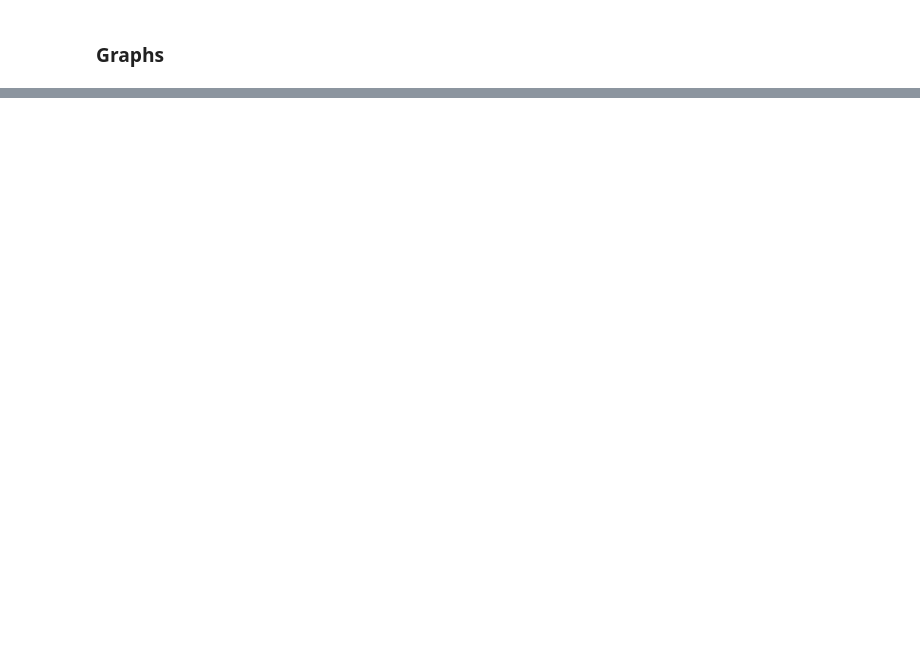
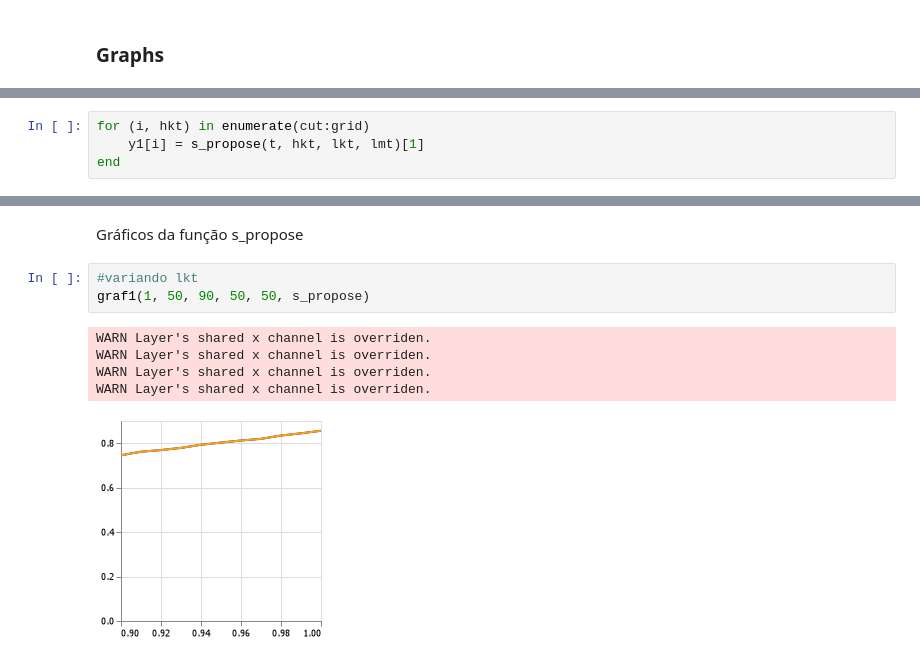
Before and after one commit to jmatheusgpa/BargainingJulia, a Jupyter notebook: BargainingJulia.ipynb, the cells around one changed output, grey strips where cells are left out. Saved outputs shown, nothing was run; the diff lists cells and outputs as text; blank space fills up the shorter version.

Commit message:
Update BargainingJulia.ipynb
primeiras versões dos gráficos de valor de continuação

```diff
--- a/BargainingJulia.ipynb
+++ b/BargainingJulia.ipynb
@@ -1113,0 +1180,4 @@ s_W[1, 100,99,1]
+# %%
+for (i, hkt) in enumerate(cut:grid)
+    y1[i] = s_propose(t, hkt, lkt, lmt)[1]
+end
@@ -1113,0 +1271,11 @@ s_W[1, 100,99,1]
+# %% [markdown]
+Gráficos da função s_propose
+# %%
+#variando lkt
+graf1(1, 50, 90, 50, 50, s_propose)
+# %% [output]
+WARN Layer's shared x channel is overriden.
+WARN Layer's shared x channel is overriden.
+WARN Layer's shared x channel is overriden.
+WARN Layer's shared x channel is overriden.
+[figure, added]
```
Also changed, not shown: parts of 44 cells of this notebook.
